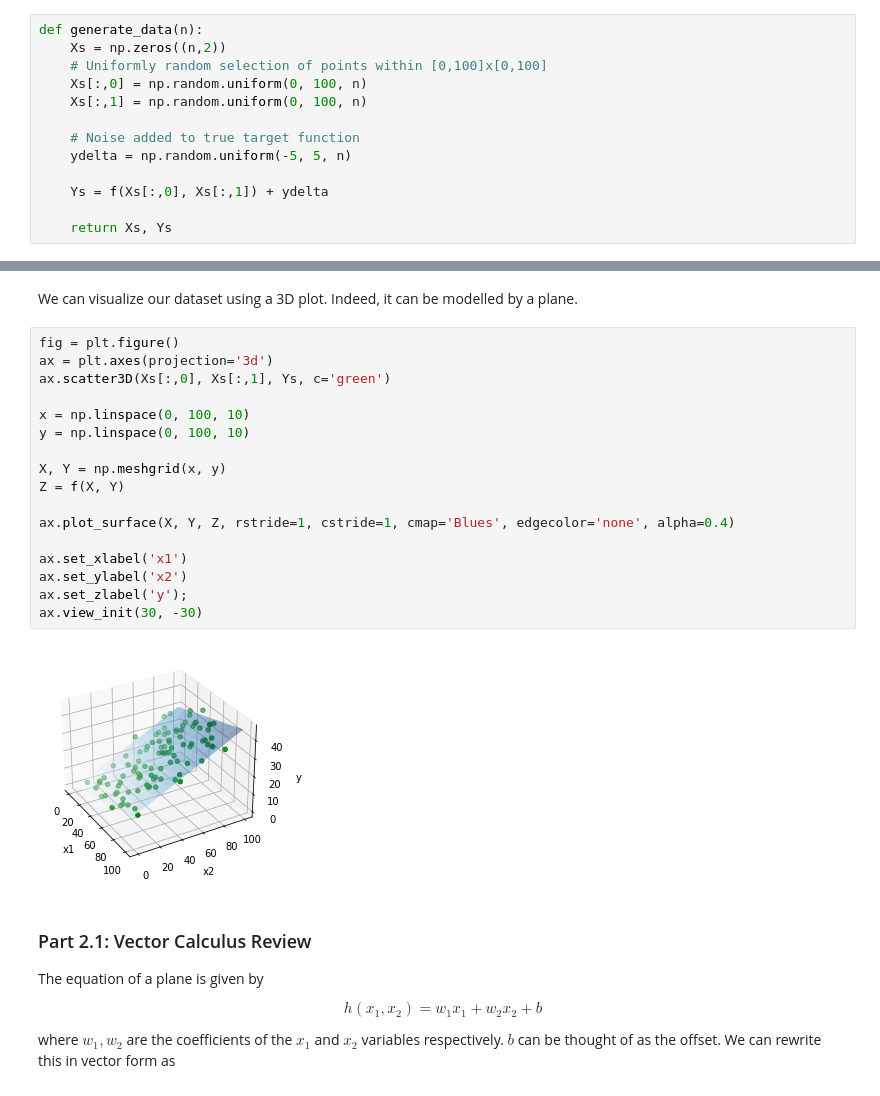
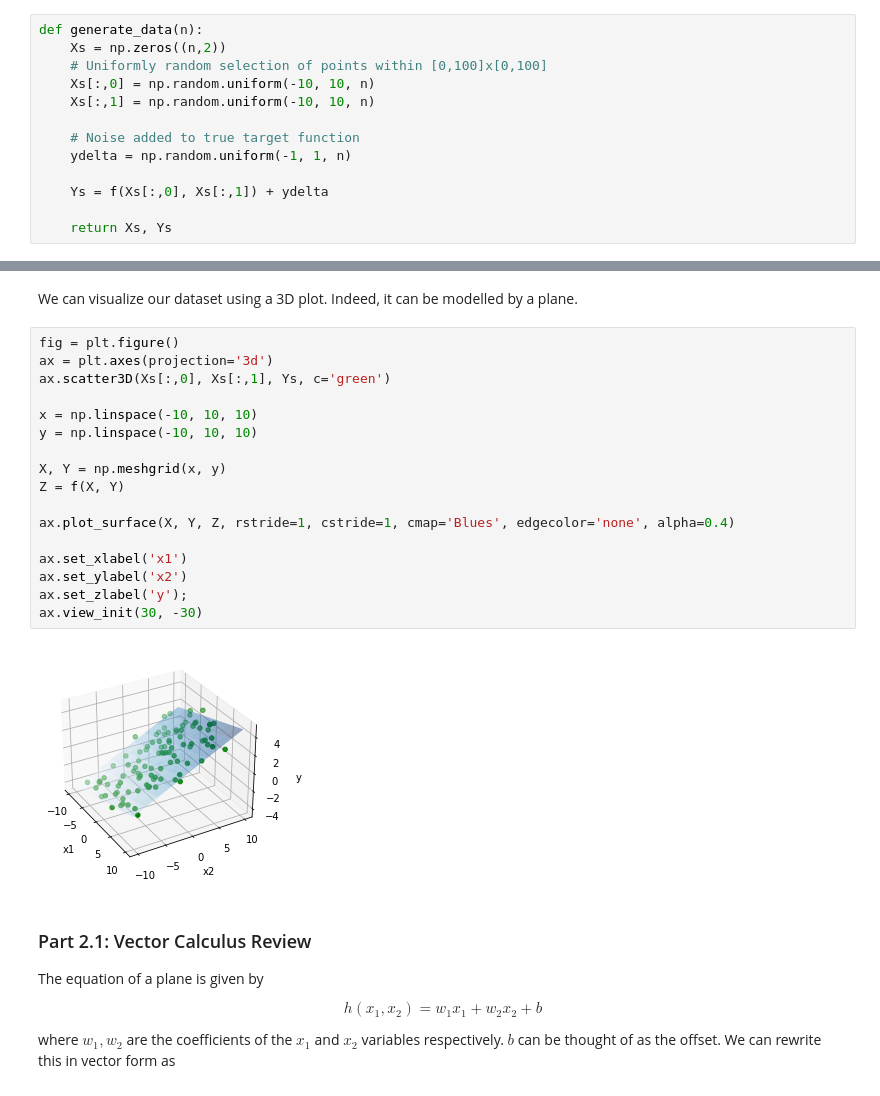
Before and after one commit to awang9999/cds-onboarding-gradient-descent-loss-functions, a Jupyter notebook: gradient_descent_demo.ipynb, the cells around one changed output, grey strips where cells are left out. Saved outputs shown, nothing was run; the diff lists cells and outputs as text.

```diff
--- a/gradient_descent_demo.ipynb
+++ b/gradient_descent_demo.ipynb
@@ -47,11 +47,11 @@ def f(x1, x2):
 def generate_data(n):
     Xs = np.zeros((n,2))
     # Uniformly random selection of points within [0,100]x[0,100]
-    Xs[:,0] = np.random.uniform(0, 100, n)
-    Xs[:,1] = np.random.uniform(0, 100, n)
+    Xs[:,0] = np.random.uniform(-10, 10, n)
+    Xs[:,1] = np.random.uniform(-10, 10, n)
 
     # Noise added to true target function
-    ydelta = np.random.uniform(-5, 5, n)
+    ydelta = np.random.uniform(-1, 1, n)
 
     Ys = f(Xs[:,0], Xs[:,1]) + ydelta
 
@@ -63,22 +63,22 @@ We can visualize our dataset using a 3D plot. Indeed, it can be modelled by a pl
 # %%
 fig = plt.figure()
 ax = plt.axes(projection='3d')
 ax.scatter3D(Xs[:,0], Xs[:,1], Ys, c='green')
 
-x = np.linspace(0, 100, 10)
-y = np.linspace(0, 100, 10)
+x = np.linspace(-10, 10, 10)
+y = np.linspace(-10, 10, 10)
 
 X, Y = np.meshgrid(x, y)
 Z = f(X, Y)
 
 ax.plot_surface(X, Y, Z, rstride=1, cstride=1, cmap='Blues', edgecolor='none', alpha=0.4)
 
 ax.set_xlabel('x1')
 ax.set_ylabel('x2')
 ax.set_zlabel('y');
 ax.view_init(30, -30)
 # %% [output]
-[figure, old version]
+[figure, new version]
 # %% [markdown]
 ### Part 2.1: Vector Calculus Review
 
```
Also changed, not shown: parts of 16 cells of this notebook.
